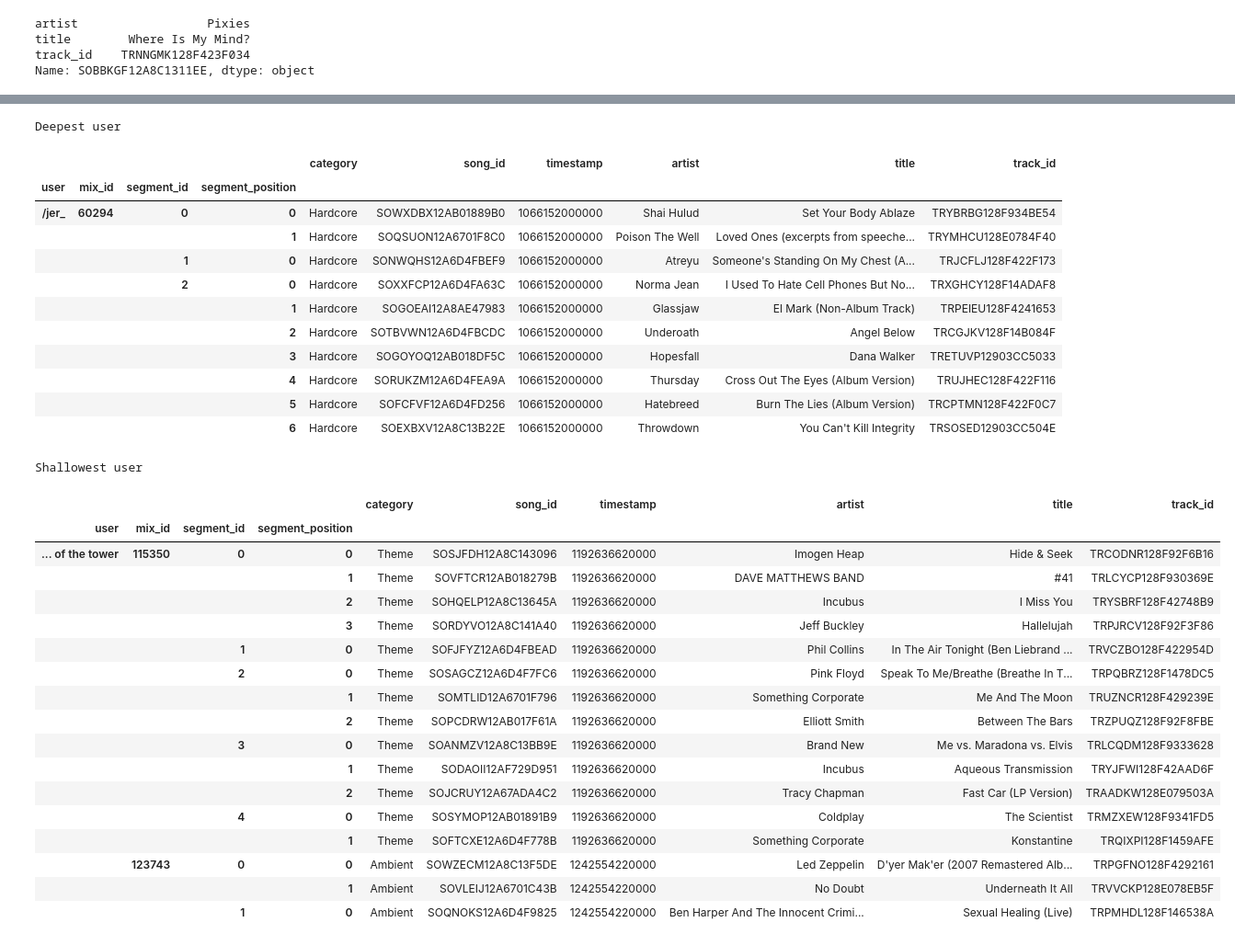
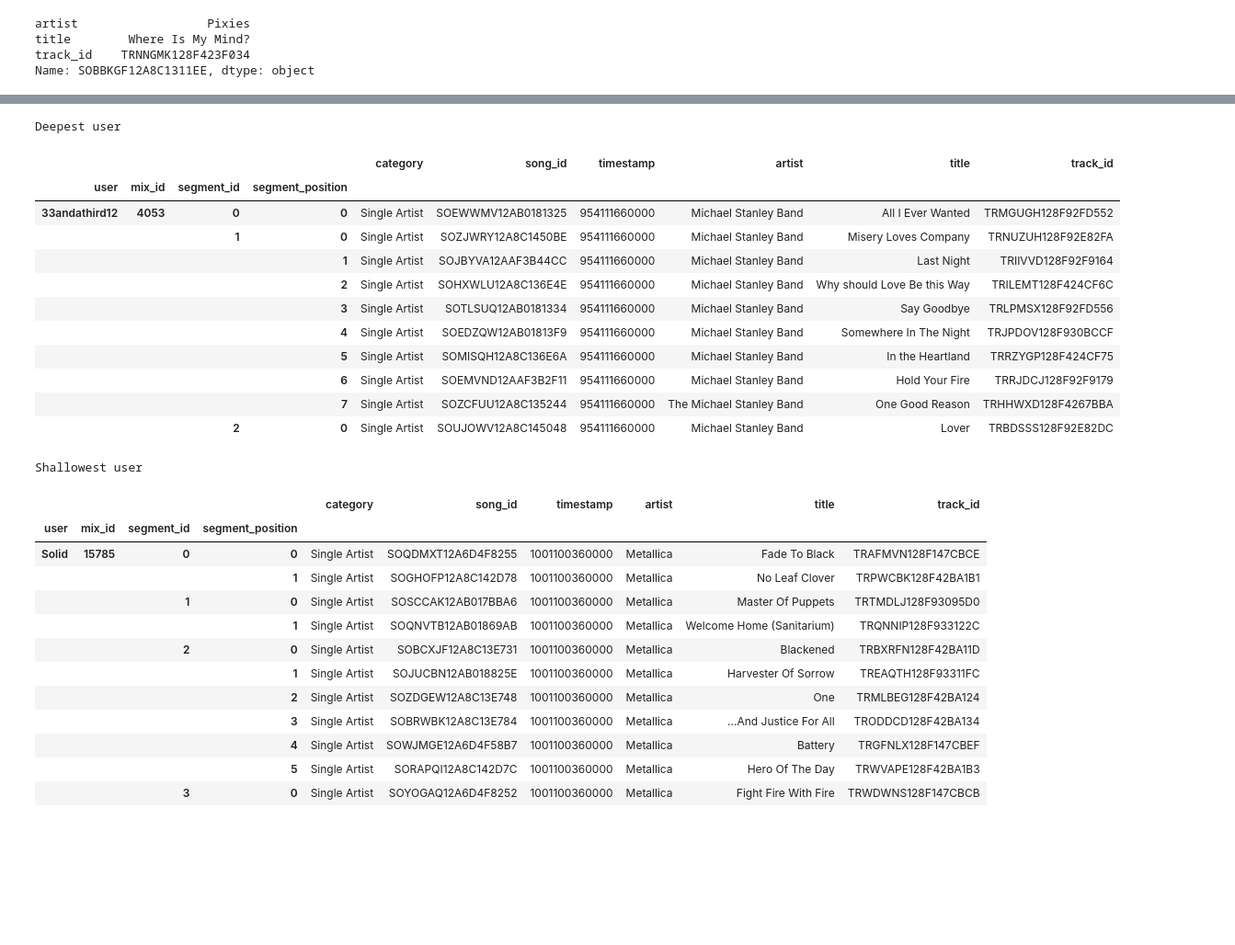
Before and after one commit to bmcfee/playlist_recommender, a Jupyter notebook: code/notebooks/07 - Usage statistics.ipynb, the cells around one changed output, grey strips where cells are left out. Shown at 92% size. Drawn from its saved outputs; the diff is of its cells as text; code cells hidden in the pictures; blank space fills up the shorter version.

```diff
--- a/code/notebooks/07 - Usage statistics.ipynb
+++ b/code/notebooks/07 - Usage statistics.ipynb
@@ -192,7 +213,7 @@ raw_counts = song_counts(playlists, H_frame.index)
 # %%
-song_prob = p_song(playlists, H_frame.index)
+song_prob = p_song(playlists_train, H_frame.index)
 # %%
-spe = song_given_edge(song_prob, H_frame)
+spe_t = song_given_edge(song_prob, H_frame_T)
 # %%
 song_prob.describe()
 # %% [output]
@@ -213,4 +234,4 @@ title        Where Is My Mind?
 track_id    TRNNGMK128F423F034
 Name: SOBBKGF12A8C1311EE, dtype: object
 # %%
-p_egu = p_edge_given_user(H_frame, playlists)
+p_egu = p_edge_given_user(H_frame_T, playlists_test)
@@ -240 +254,3 @@ P = p_song_given_user(playlists, spe, p_egu)
+# %%
+P2 = p_song_given_user_prev(playlists_test, spe_t, H_frame_T, p_egu)
 # %%
@@ -242,40 +279,35 @@ S_ent = p_egu.drop('[UNIFORM]', axis=1).apply(scipy.stats.entropy, axis=1).to_fr
 # %%
 print 'Deepest user'
-playlists.loc[[P.loc[S.index]['log probability'].argmin()]].join(song_names, on='song_id')
+playlists_test.loc[[P2.loc[p_egu.index]['log probability'].argmin()]].join(song_names, on='song_id')
 # %% [output]
 Deepest user
 |  |  |  |  | category | song_id | timestamp | artist | title | track_id |
 | user | mix_id | segment_id | segment_position |  |  |  |  |  |  |
-| /jer_ | 60294 | 0 | 0 | Hardcore | SOWXDBX12AB01889B0 | 1066152000000 | Shai Hulud | Set Your Body Ablaze | TRYBRBG128F934BE54 |
-|  |  |  | 1 | Hardcore | SOQSUON12A6701F8C0 | 1066152000000 | Poison The Well | Loved Ones (excerpts from speeche... | TRYMHCU128E0784F40 |
-|  |  | 1 | 0 | Hardcore | SONWQHS12A6D4FBEF9 | 1066152000000 | Atreyu | Someone's Standing On My Chest (A... | TRJCFLJ128F422F173 |
-|  |  | 2 | 0 | Hardcore | SOXXFCP12A6D4FA63C | 1066152000000 | Norma Jean | I Used To Hate Cell Phones But No... | TRXGHCY128F14ADAF8 |
-|  |  |  | 1 | Hardcore | SOGOEAI12A8AE47983 | 1066152000000 | Glassjaw | El Mark (Non-Album Track) | TRPEIEU128F4241653 |
-|  |  |  | 2 | Hardcore | SOTBVWN12A6D4FBCDC | 1066152000000 | Underoath | Angel Below | TRCGJKV128F14B084F |
-|  |  |  | 3 | Hardcore | SOGOYOQ12AB018DF5C | 1066152000000 | Hopesfall | Dana Walker | TRETUVP12903CC5033 |
-|  |  |  | 4 | Hardcore | SORUKZM12A6D4FEA9A | 1066152000000 | Thursday | Cross Out The Eyes (Album Version) | TRUJHEC128F422F116 |
-|  |  |  | 5 | Hardcore | SOFCFVF12A6D4FD256 | 1066152000000 | Hatebreed | Burn The Lies (Album Version) | TRCPTMN128F422F0C7 |
-|  |  |  | 6 | Hardcore | SOEXBXV12A8C13B22E | 1066152000000 | Throwdown | You Can't Kill Integrity | TRSOSED12903CC504E |
+| 33andathird12 | 4053 | 0 | 0 | Single Artist | SOEWWMV12AB0181325 | 954111660000 | Michael Stanley Band | All I Ever Wanted | TRMGUGH128F92FD552 |
+|  |  | 1 | 0 | Single Artist | SOZJWRY12A8C1450BE | 954111660000 | Michael Stanley Band | Misery Loves Company | TRNUZUH128F92E82FA |
+|  |  |  | 1 | Single Artist | SOJBYVA12AAF3B44CC | 954111660000 | Michael Stanley Band | Last Night | TRIIVVD128F92F9164 |
+|  |  |  | 2 | Single Artist | SOHXWLU12A8C136E4E | 954111660000 | Michael Stanley Band | Why should Love Be this Way | TRILEMT128F424CF6C |
+|  |  |  | 3 | Single Artist | SOTLSUQ12AB0181334 | 954111660000 | Michael Stanley Band | Say Goodbye | TRLPMSX128F92FD556 |
+|  |  |  | 4 | Single Artist | SOEDZQW12AB01813F9 | 954111660000 | Michael Stanley Band | Somewhere In The Night | TRJPDOV128F930BCCF |
+|  |  |  | 5 | Single Artist | SOMISQH12A8C136E6A | 954111660000 | Michael Stanley Band | In the Heartland | TRRZYGP128F424CF75 |
+|  |  |  | 6 | Single Artist | SOEMVND12AAF3B2F11 | 954111660000 | Michael Stanley Band | Hold Your Fire | TRRJDCJ128F92F9179 |
+|  |  |  | 7 | Single Artist | SOZCFUU12A8C135244 | 954111660000 | The Michael Stanley Band | One Good Reason | TRHHWXD128F4267BBA |
+|  |  | 2 | 0 | Single Artist | SOUJOWV12A8C145048 | 954111660000 | Michael Stanley Band | Lover | TRBDSSS128F92E82DC |
 # %%
 print 'Shallowest user'
-playlists.loc[[P.loc[S.index]['log probability'].argmax()]].join(song_names, on='song_id')
+playlists_test.loc[[P2.loc[p_egu.index]['log probability'].argmax()]].join(song_names, on='song_id')
 # %% [output]
 Shallowest user
 |  |  |  |  | category | song_id | timestamp | artist | title | track_id |
 | user | mix_id | segment_id | segment_position |  |  |  |  |  |  |
-| ... of the tower | 115350 | 0 | 0 | Theme | SOSJFDH12A8C143096 | 1192636620000 | Imogen Heap | Hide & Seek | TRCODNR128F92F6B16 |
-|  |  |  | 1 | Theme | SOVFTCR12AB018279B | 1192636620000 | DAVE MATTHEWS BAND | #41 | TRLCYCP128F930369E |
-|  |  |  | 2 | Theme | SOHQELP12A8C13645A | 1192636620000 | Incubus | I Miss You | TRYSBRF128F42748B9 |
-|  |  |  | 3 | Theme | SORDYVO12A8C141A40 | 1192636620000 | Jeff Buckley | Hallelujah | TRPJRCV128F92F3F86 |
-|  |  | 1 | 0 | Theme | SOFJFYZ12A6D4FBEAD | 1192636620000 | Phil Collins | In The Air Tonight (Ben Liebrand ... | TRVCZBO128F422954D |
-|  |  | 2 | 0 | Theme | SOSAGCZ12A6D4F7FC6 | 1192636620000 | Pink Floyd | Speak To Me/Breathe (Breathe In T... | TRPQBRZ128F1478DC5 |
-|  |  |  | 1 | Theme | SOMTLID12A6701F796 | 1192636620000 | Something Corporate | Me And The Moon | TRUZNCR128F429239E |
-|  |  |  | 2 | Theme | SOPCDRW12AB017F61A | 1192636620000 | Elliott Smith | Between The Bars | TRZPUQZ128F92F8FBE |
-|  |  | 3 | 0 | Theme | SOANMZV12A8C13BB9E | 1192636620000 | Brand New | Me vs. Maradona vs. Elvis | TRLCQDM128F9333628 |
-|  |  |  | 1 | Theme | SODAOII12AF729D951 | 1192636620000 | Incubus | Aqueous Transmission | TRYJFWI128F42AAD6F |
-|  |  |  | 2 | Theme | SOJCRUY12A67ADA4C2 | 1192636620000 | Tracy Chapman | Fast Car (LP Version) | TRAADKW128E079503A |
-|  |  | 4 | 0 | Theme | SOSYMOP12AB01891B9 | 1192636620000 | Coldplay | The Scientist | TRMZXEW128F9341FD5 |
-|  |  |  | 1 | Theme | SOFTCXE12A6D4F778B | 1192636620000 | Something Corporate | Konstantine | TRQIXPI128F1459AFE |
-|  | 123743 | 0 | 0 | Ambient | SOWZECM12A8C13F5DE | 1242554220000 | Led Zeppelin | D'yer Mak'er (2007 Remastered Alb... | TRPGFNO128F4292161 |
-|  |  |  | 1 | Ambient | SOVLEIJ12A6701C43B | 1242554220000 | No Doubt | Underneath It All | TRVVCKP128E078EB5F |
-|  |  | 1 | 0 | Ambient | SOQNOKS12A6D4F9825 | 1242554220000 | Ben Harper And The Innocent Crimi... | Sexual Healing (Live) | TRPMHDL128F146538A |
+| Solid | 15785 | 0 | 0 | Single Artist | SOQDMXT12A6D4F8255 | 1001100360000 | Metallica | Fade To Black | TRAFMVN128F147CBCE |
+|  |  |  | 1 | Single Artist | SOGHOFP12A8C142D78 | 1001100360000 | Metallica | No Leaf Clover | TRPWCBK128F42BA1B1 |
+|  |  | 1 | 0 | Single Artist | SOSCCAK12AB017BBA6 | 1001100360000 | Metallica | Master Of Puppets | TRTMDLJ128F93095D0 |
+|  |  |  | 1 | Single Artist | SOQNVTB12AB01869AB | 1001100360000 | Metallica | Welcome Home (Sanitarium) | TRQNNIP128F933122C |
+|  |  | 2 | 0 | Single Artist | SOBCXJF12A8C13E731 | 1001100360000 | Metallica | Blackened | TRBXRFN128F42BA11D |
+|  |  |  | 1 | Single Artist | SOJUCBN12AB018825E | 1001100360000 | Metallica | Harvester Of Sorrow | TREAQTH128F93311FC |
+|  |  |  | 2 | Single Artist | SOZDGEW12A8C13E748 | 1001100360000 | Metallica | One | TRMLBEG128F42BA124 |
+|  |  |  | 3 | Single Artist | SOBRWBK12A8C13E784 | 1001100360000 | Metallica | ...And Justice For All | TRODDCD128F42BA134 |
+|  |  |  | 4 | Single Artist | SOWJMGE12A6D4F58B7 | 1001100360000 | Metallica | Battery | TRGFNLX128F147CBEF |
+|  |  |  | 5 | Single Artist | SORAPQI12A8C142D7C | 1001100360000 | Metallica | Hero Of The Day | TRWVAPE128F42BA1B3 |
+|  |  | 3 | 0 | Single Artist | SOYOGAQ12A6D4F8252 | 1001100360000 | Metallica | Fight Fire With Fire | TRWDWNS128F147CBCB |
```
Also changed, not shown: parts of 20 cells of this notebook.
